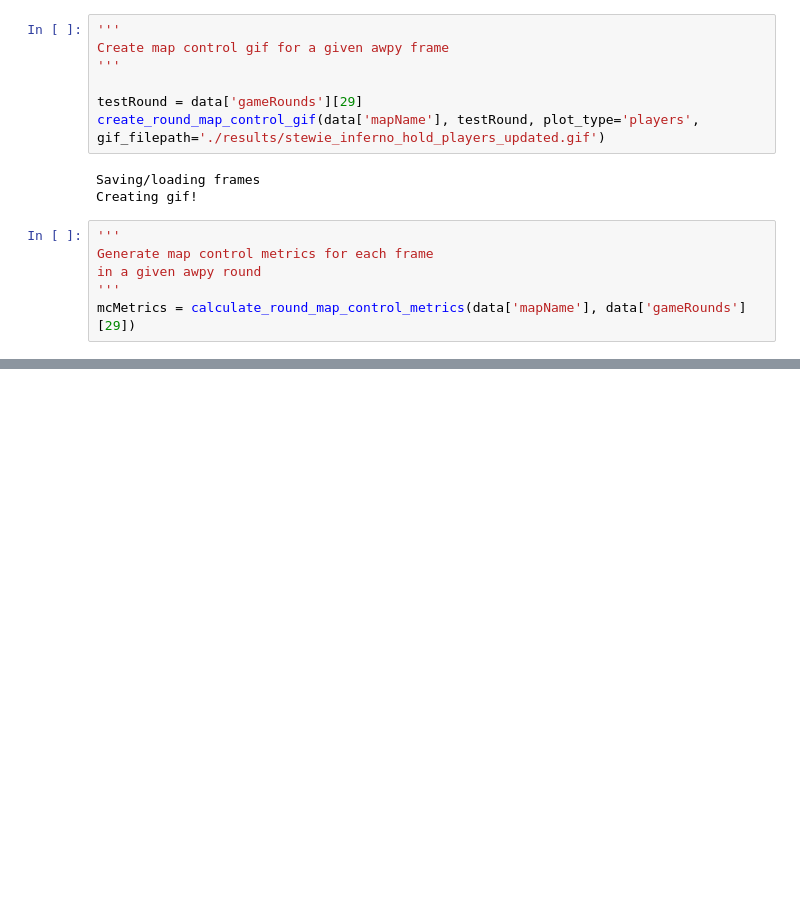
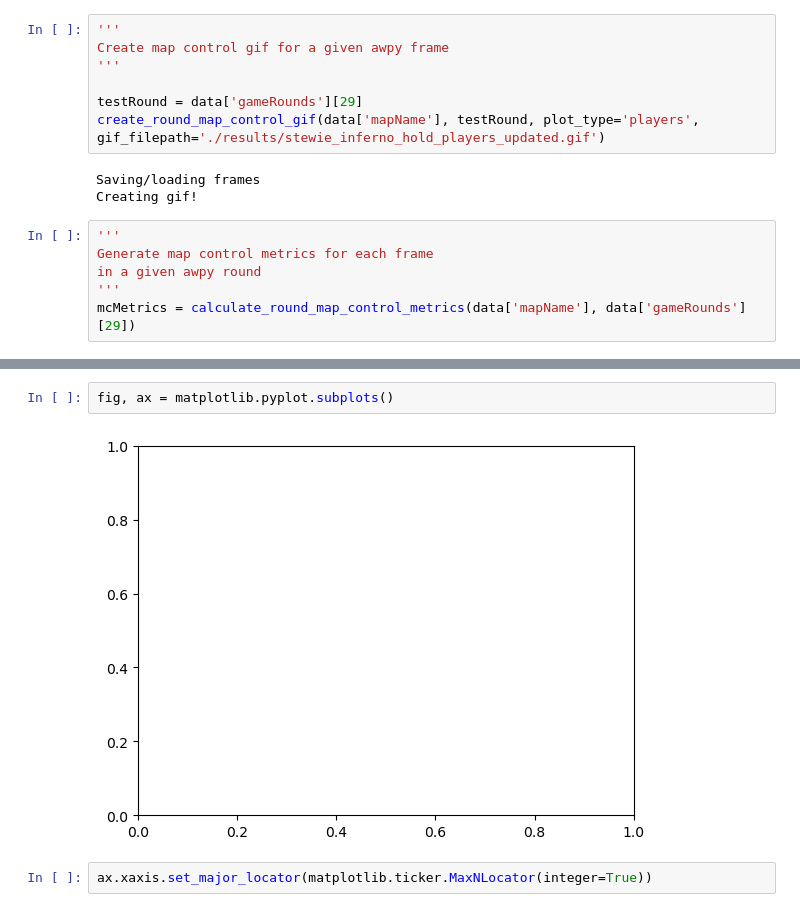
Before and after one commit to pnxenopoulos/awpy, a Jupyter notebook: examples/05_Map_Control_Calculations_And_Visualizations.ipynb, the cells around one changed output, grey strips where cells are left out. Cells and saved outputs as stored; diff of their text form; blank space fills up the shorter version.

```diff
--- a/examples/05_Map_Control_Calculations_And_Visualizations.ipynb
+++ b/examples/05_Map_Control_Calculations_And_Visualizations.ipynb
@@ -108,0 +121,6 @@ Saving map control graphic gif
+# %%
+fig, ax = matplotlib.pyplot.subplots()
+# %% [output]
+[figure, added]
+# %%
+ax.xaxis.set_major_locator(matplotlib.ticker.MaxNLocator(integer=True))
```
Also changed, not shown: parts of 7 cells of this notebook, 4 other files.
